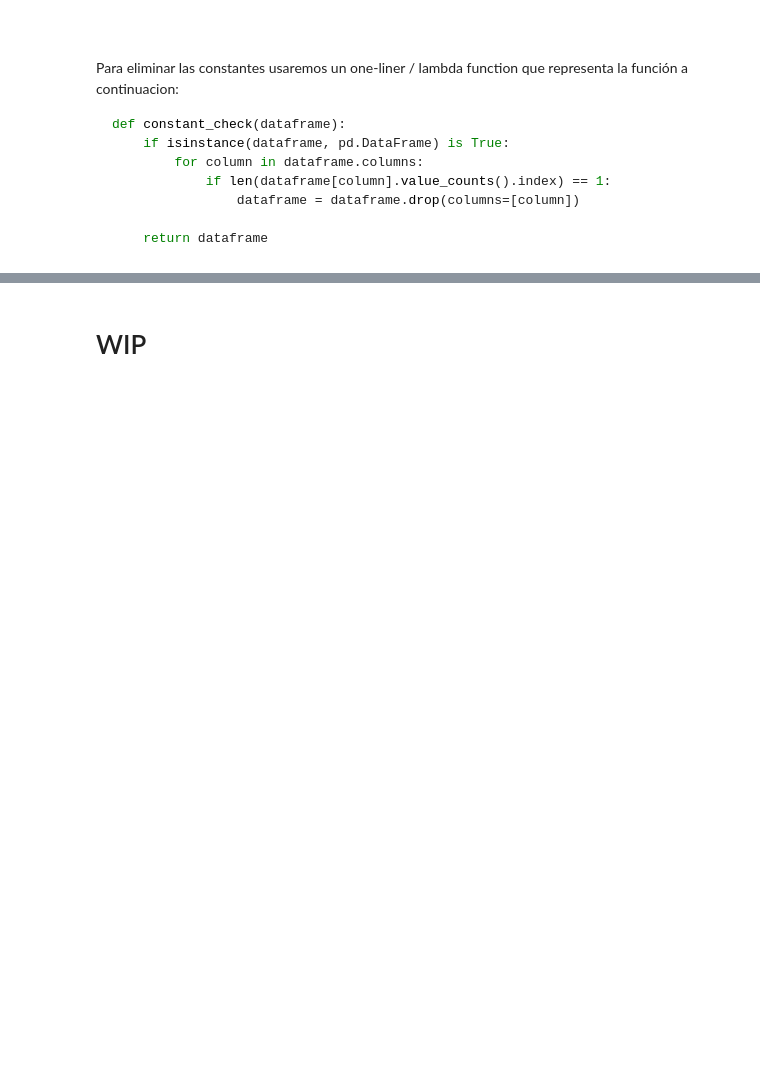
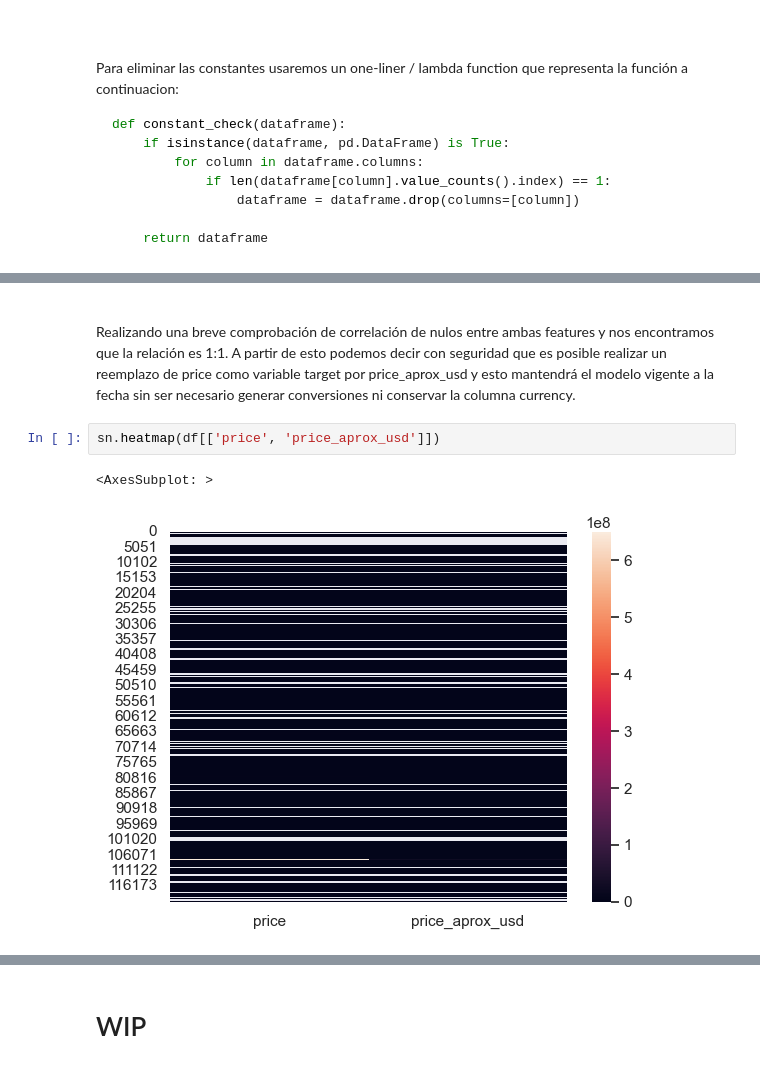
Before and after one commit to FabrizioV97/DHDS-TP1, a Jupyter notebook: Trabajo.ipynb, the cells around one changed output, grey strips where cells are left out. Drawn from its saved outputs; the diff is of its cells as text; blank space fills up the shorter version.

```diff
--- a/Trabajo.ipynb
+++ b/Trabajo.ipynb
@@ -349,0 +412,8 @@ df.shape
+# %% [markdown]
+<br> Realizando una breve comprobación de correlación de nulos entre ambas features y nos encontramos que la relación es 1:1. A partir de esto podemos decir con seguridad que es posible realizar un reemplazo de price como variable target por price_aprox_usd y esto mantendrá el modelo vigente a la fecha sin ser necesario generar conversiones ni conservar la columna currency.
+<br>
+# %%
+sn.heatmap(df[['price', 'price_aprox_usd']])
+# %% [output]
+<AxesSubplot: >
+[figure, added]
```
Also changed, not shown: parts of 30 cells of this notebook.
